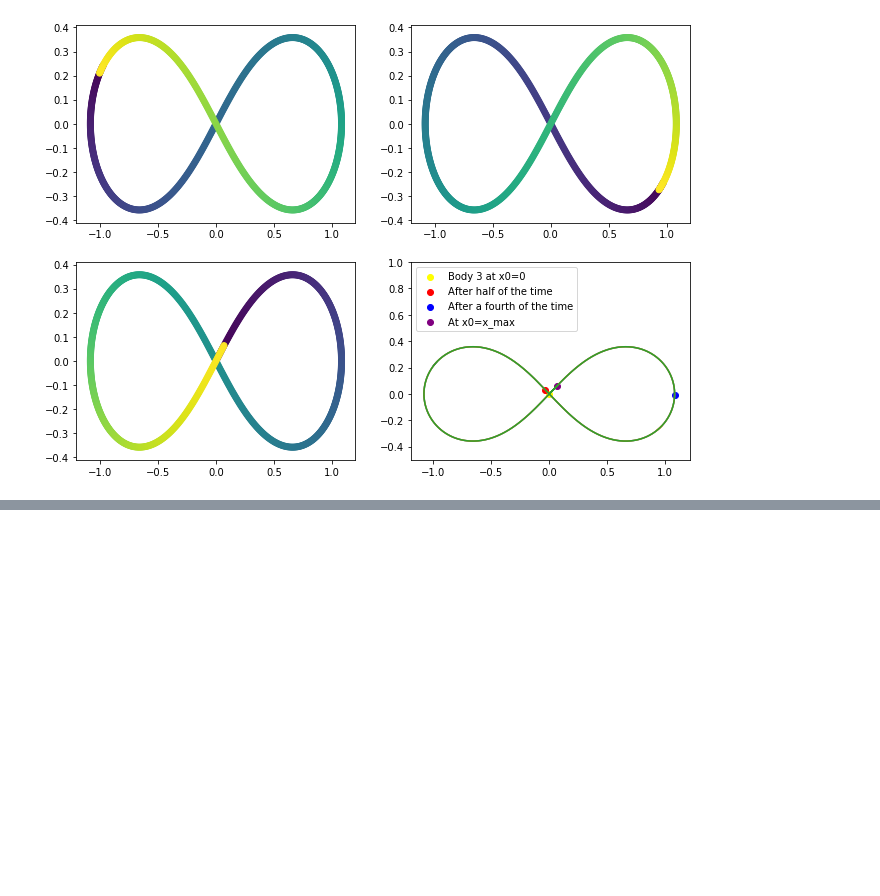
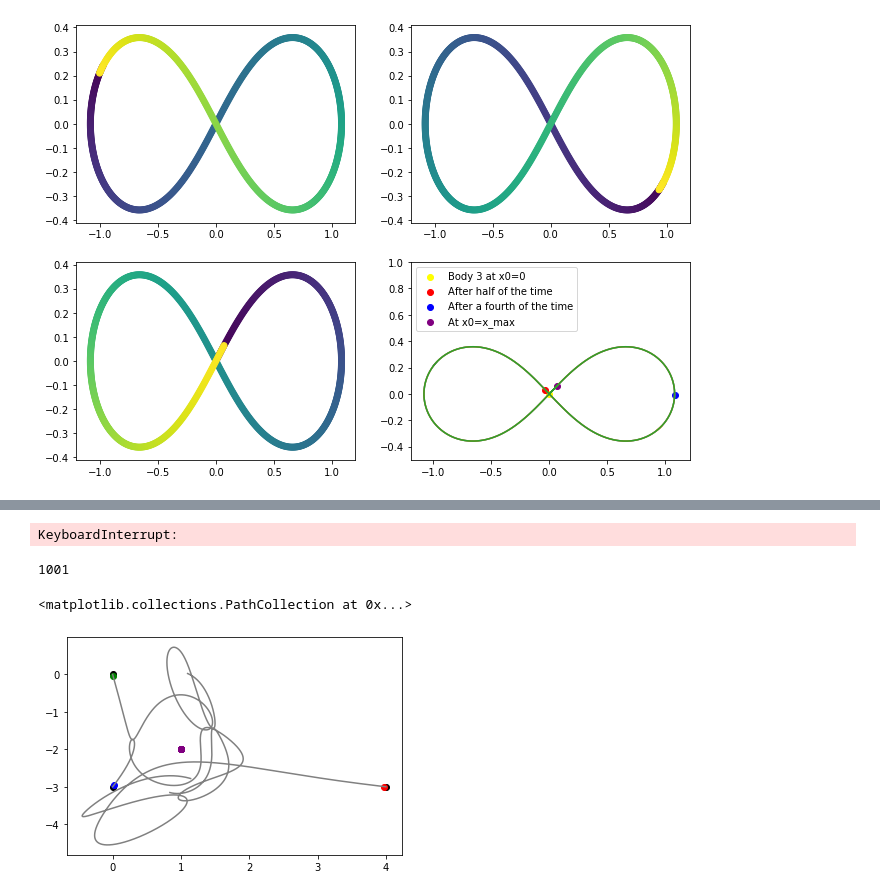
Before and after one commit to nlwach/Comp_Phys_zettel, a Jupyter notebook: Comp_Phys_Zettel/Zettel 3/Zettel_3_Noah.ipynb, the cells around one changed output, grey strips where cells are left out. Saved outputs shown, nothing was run; the diff lists cells and outputs as text; code cells hidden in the pictures; blank space fills up the shorter version.

```diff
--- a/Comp_Phys_Zettel/Zettel 3/Zettel_3_Noah.ipynb
+++ b/Comp_Phys_Zettel/Zettel 3/Zettel_3_Noah.ipynb
@@ -278,0 +292,42 @@ plt.legend()
+# %%
+animarrayx1 = x1list[::1000]
+animarrayy1 = y1list[::1000]
+animarrayx2 = x2list[::1000]
+animarrayy2 = y2list[::1000]
+animarrayx3 = x3list[::1000]
+animarrayy3 = y3list[::1000]
+camera = Camera(plt.figure())
+for i in range(int(len(animarrayx1)/10)):
+    plt.scatter(x1, y1, color="black", label="start")
+    plt.scatter(x_center_of_mass, y_center_of_mass, color="purple", label="Center of mass")
+    plt.scatter(x2, y2, color="black")
+    plt.scatter(x3, y3, color="black")
+    plt.plot(animarrayx1, animarrayy1, color="grey")
+    plt.plot(animarrayx2, animarrayy2, color="grey")
+    plt.plot(animarrayx3, animarrayy3, color="grey")
+    plt.scatter(animarrayx1[i*10], animarrayy1[i*10], color="blue")
+    plt.scatter(animarrayx2[i*10], animarrayy2[i*10], color="green")
+    plt.scatter(animarrayx3[i*10], animarrayy3[i*10], color="red")
+    camera.snap()
+anim = camera.animate(blit=True)
+anim.save('Plot_chaotic.mp4')
+print("DONE")
+# %% [output]
+KeyboardInterrupt:
+# %%
+print(len(animarrayx1))
+i = 1
+plt.scatter(x1, y1, color="black", label="start")
+plt.scatter(x_center_of_mass, y_center_of_mass, color="purple", label="Center of mass")
+plt.scatter(x2, y2, color="black")
+plt.scatter(x3, y3, color="black")
+plt.plot(x1list, y1list, color="grey")
+plt.plot(x2list, y2list, color="grey")
+plt.plot(x3list, y3list, color="grey")
+plt.scatter(x[i*40000], y[i*40000], color="blue")
+plt.scatter(x2list[i*40000], y2list[i*40000], color="green")
+plt.scatter(x1list[i*40000], y1list[i*40000], color="red")
+# %% [output]
+1001
+<matplotlib.collections.PathCollection at 0x...>
+[figure, added]
```
Also changed, not shown: parts of 5 cells of this notebook, 5 other files.
